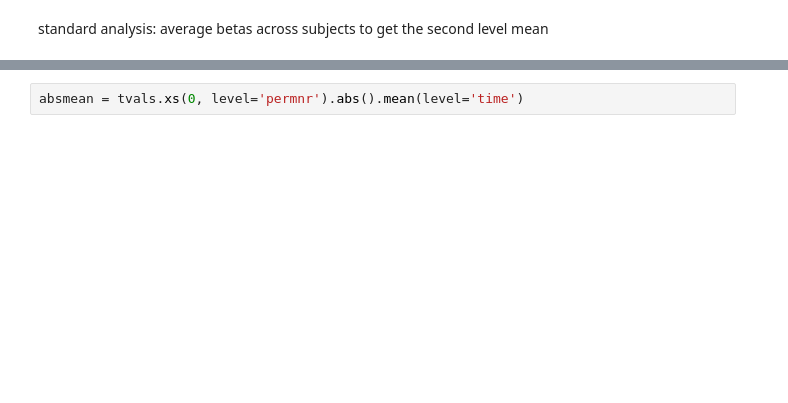
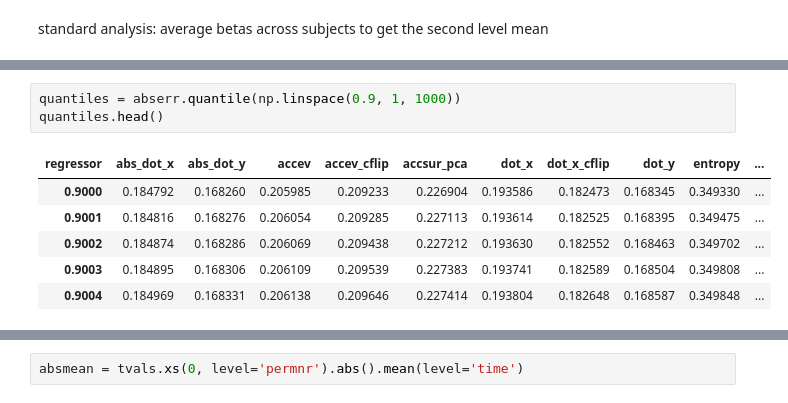
Before and after one commit to sbitzer/BeeMEG, a Jupyter notebook: MEG_sequential.ipynb, the cells around one changed output, grey strips where cells are left out. Drawn from its saved outputs; the diff is of its cells as text; blank space fills up the shorter version.

```diff
--- a/MEG_sequential.ipynb
+++ b/MEG_sequential.ipynb
@@ -153,0 +213,10 @@ standard analysis: average betas across subjects to get the second level mean
+# %%
+quantiles = abserr.quantile(np.linspace(0.9, 1, 1000))
+quantiles.head()
+# %% [output]
+| regressor | abs_dot_x | abs_dot_y | accev | accev_cflip | accsur_pca | dot_x | dot_x_cflip | dot_y | entropy | ... |
+| 0.9000 | 0.184792 | 0.168260 | 0.205985 | 0.209233 | 0.226904 | 0.193586 | 0.182473 | 0.168345 | 0.349330 | ... |
+| 0.9001 | 0.184816 | 0.168276 | 0.206054 | 0.209285 | 0.227113 | 0.193614 | 0.182525 | 0.168395 | 0.349475 | ... |
+| 0.9002 | 0.184874 | 0.168286 | 0.206069 | 0.209438 | 0.227212 | 0.193630 | 0.182552 | 0.168463 | 0.349702 | ... |
+| 0.9003 | 0.184895 | 0.168306 | 0.206109 | 0.209539 | 0.227383 | 0.193741 | 0.182589 | 0.168504 | 0.349808 | ... |
+| 0.9004 | 0.184969 | 0.168331 | 0.206138 | 0.209646 | 0.227414 | 0.193804 | 0.182648 | 0.168587 | 0.349848 | ... |
```
Also changed, not shown: parts of 44 cells of this notebook.
